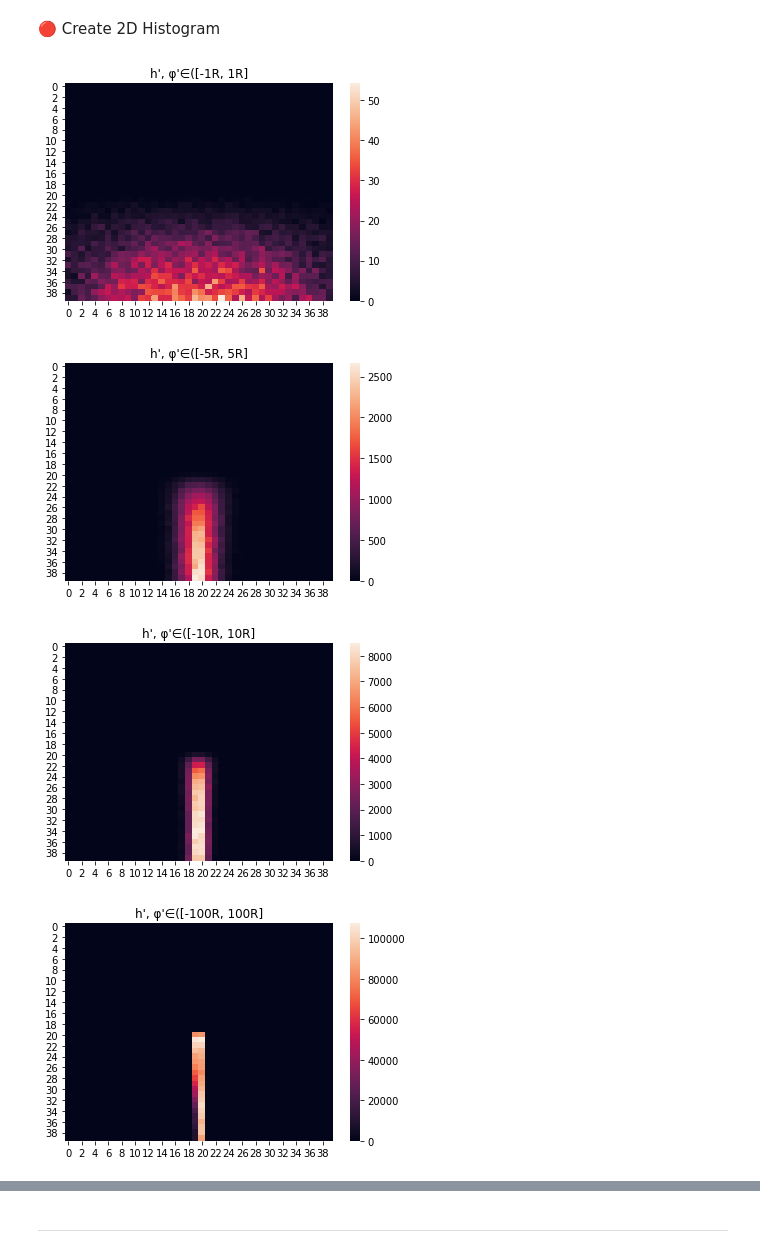
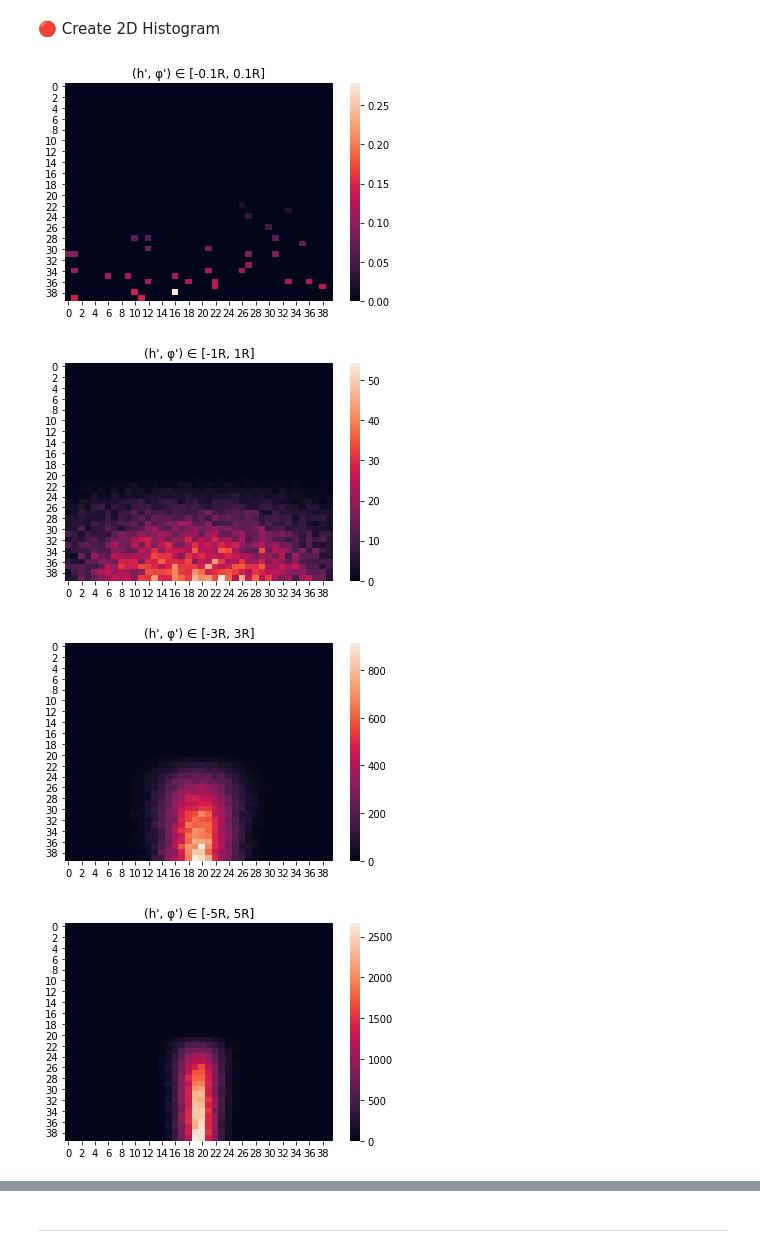
Before and after one commit to johngeorgousis/jet-classifier, a Jupyter notebook: MAIN.ipynb, the cells around one changed output, grey strips where cells are left out. Cells and saved outputs as stored; diff of their text form; code cells hidden in the pictures.

Commit message:
style: minor visual changes

```diff
--- a/MAIN.ipynb
+++ b/MAIN.ipynb
@@ -315,28 +327,28 @@ Bin lengths match! :D
 # %%
 # Define bins data
 bin_h = pd.Series(bin_h)
 bin_f = pd.Series(bin_f)
 bin_p = pd.Series(bin_p)
 
-for i in [1, 5, 10, 100, 500, 1000]:
+for i in [0.1, 1, 3, 5, 10, 100, 500, 1000, 2000]:
     # Define bins count vector (jet radius: R, image pixels: 40x40)
     R = 1.5
     pixels = 40
     bin_count = np.linspace(-i*R, i*R, pixels + 1)
 
     # Create bins from -R to R (using bins vector)
     bins = np.histogram2d(bin_f, bin_h, bins=bin_count, weights=bin_p)[0]
 
     # Convert to DataFrame
     bins = pd.DataFrame(bins)
 
     # Display Full bins DataFrame
     #display(bins)
     sns.heatmap(bins)
-    plt.title('h\', φ\'∈([-{}R, {}R]'.format(i, i))
+    plt.title('(h\', φ\') ∈ [-{}R, {}R]'.format(i, i))
     plt.show()
 # %% [output]
-[figure, old version]
+[figure, new version]
-[figure, old version]
+[figure, new version]
-[figure, old version]
+[figure, new version]
-[figure, old version]
+[figure, new version]
```
Also changed, not shown: parts of 7 cells of this notebook.
